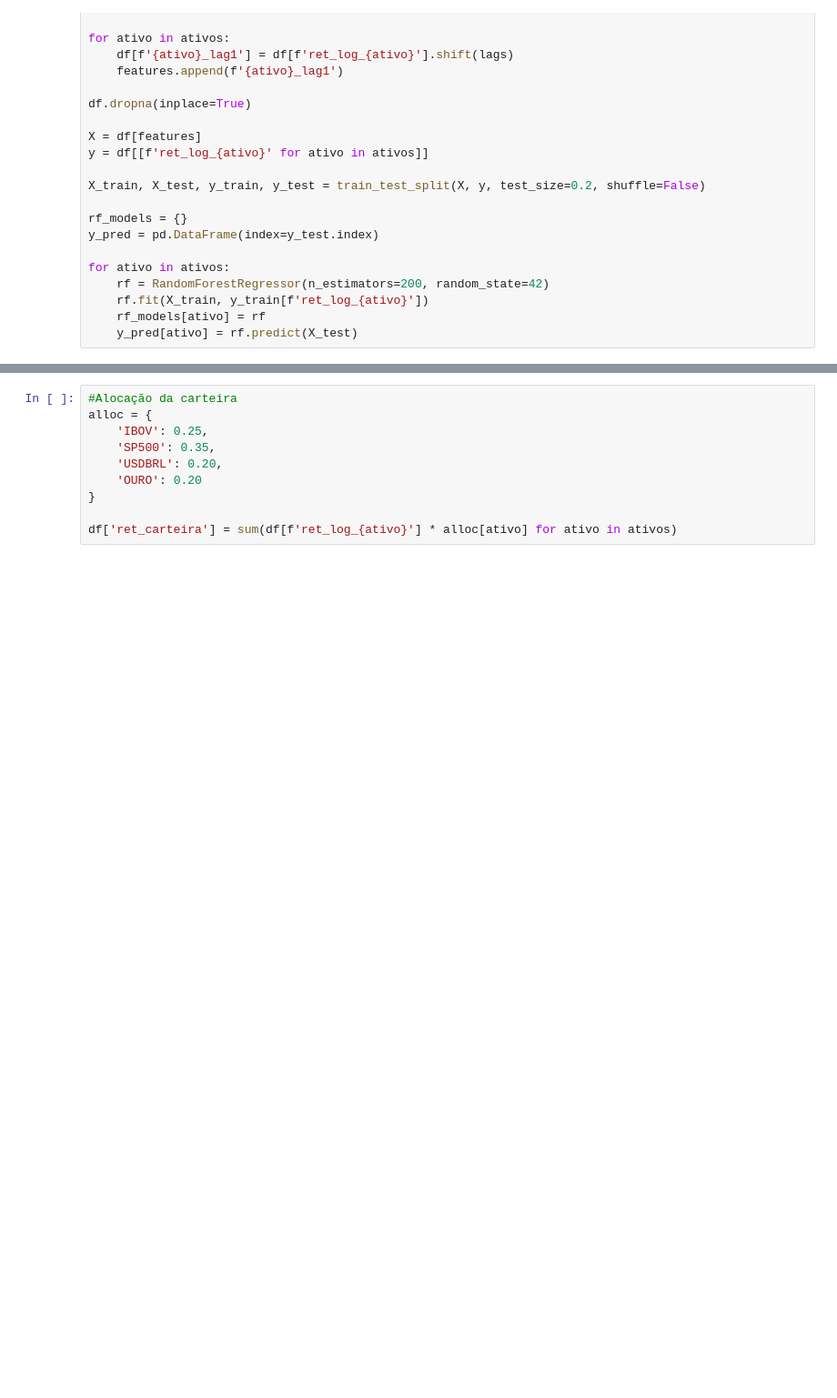
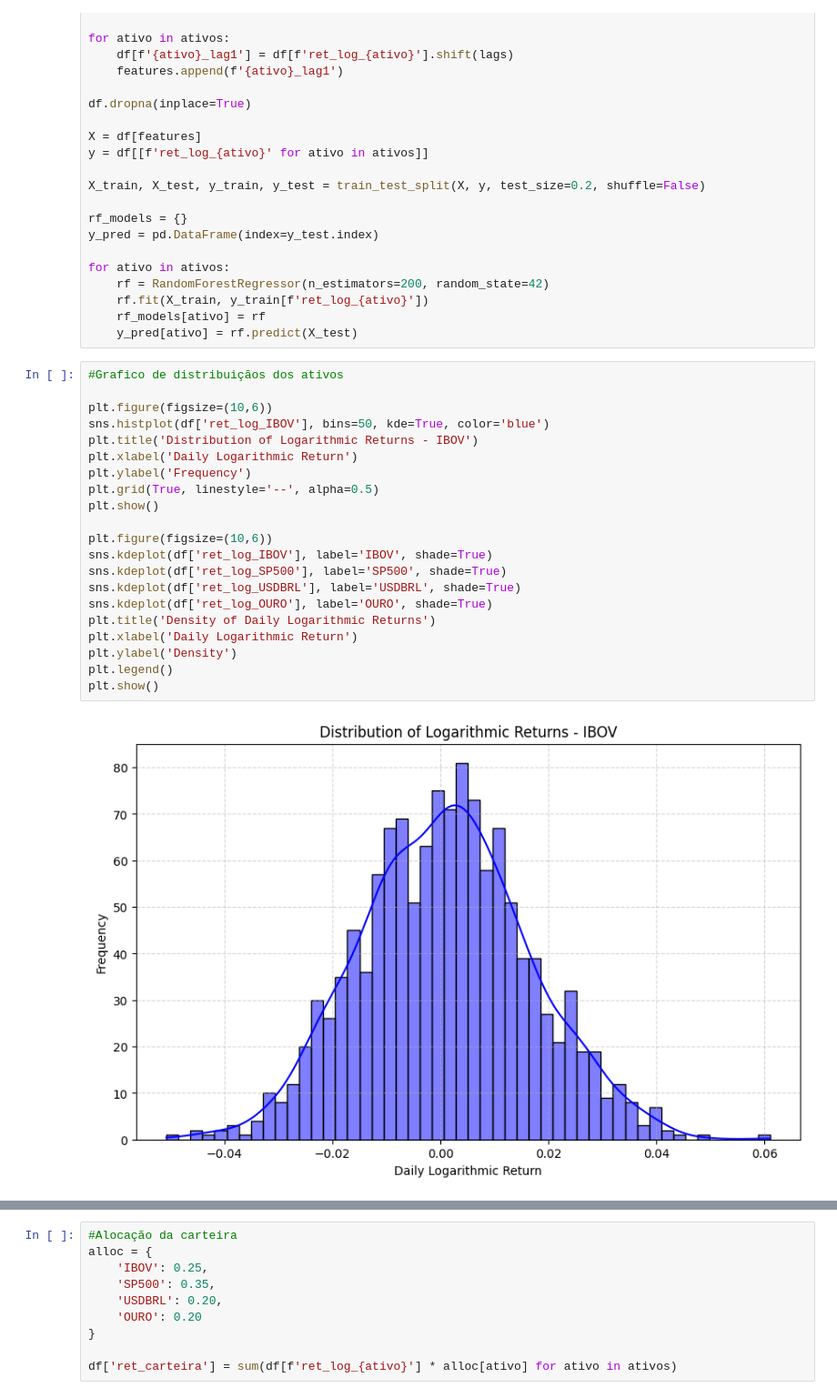
Before and after one commit to JPmascena/portfolio-analysis, a Jupyter notebook: scripts/modelo.ipynb, the cells around one changed output, grey strips where cells are left out. Shown: that part at 91% size. Cells and saved outputs as stored; diff of their text form; blank space fills up the shorter version.

```diff
--- a/scripts/modelo.ipynb
+++ b/scripts/modelo.ipynb
@@ -73,3 +75,26 @@ for ativo in ativos:
     rf.fit(X_train, y_train[f'ret_log_{ativo}'])
     rf_models[ativo] = rf
     y_pred[ativo] = rf.predict(X_test)
+# %%
+#Grafico de distribuiçãos dos ativos
+
+plt.figure(figsize=(10,6))
+sns.histplot(df['ret_log_IBOV'], bins=50, kde=True, color='blue')
+plt.title('Distribution of Logarithmic Returns - IBOV')
+plt.xlabel('Daily Logarithmic Return')
+plt.ylabel('Frequency')
+plt.grid(True, linestyle='--', alpha=0.5)
+plt.show()
+
+plt.figure(figsize=(10,6))
+sns.kdeplot(df['ret_log_IBOV'], label='IBOV', shade=True)
+sns.kdeplot(df['ret_log_SP500'], label='SP500', shade=True)
+sns.kdeplot(df['ret_log_USDBRL'], label='USDBRL', shade=True)
+sns.kdeplot(df['ret_log_OURO'], label='OURO', shade=True)
+plt.title('Density of Daily Logarithmic Returns')
+plt.xlabel('Daily Logarithmic Return')
+plt.ylabel('Density')
+plt.legend()
+plt.show()
+# %% [output]
+[figure, added]
```
Also changed, not shown: parts of 5 cells of this notebook, 1 other file.
